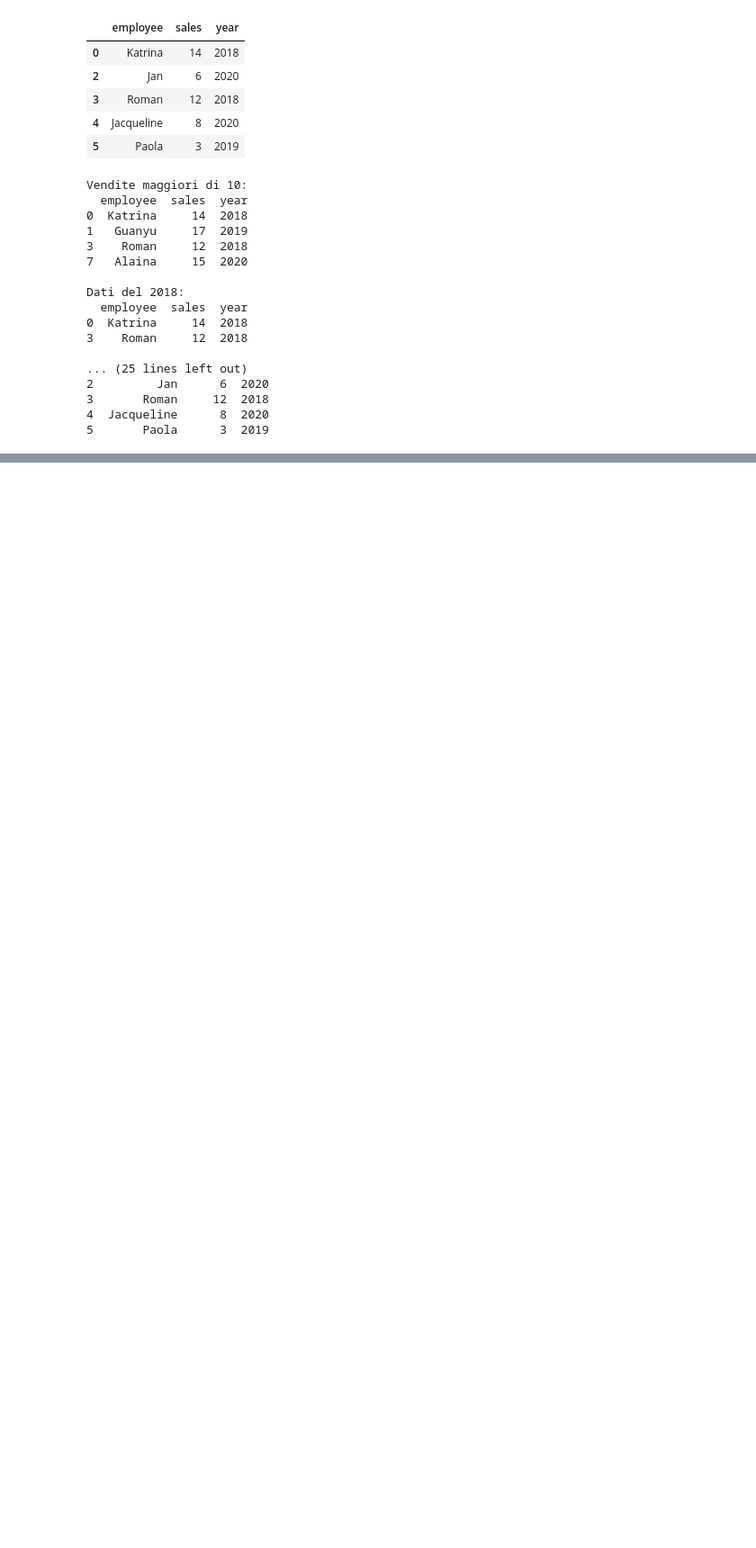
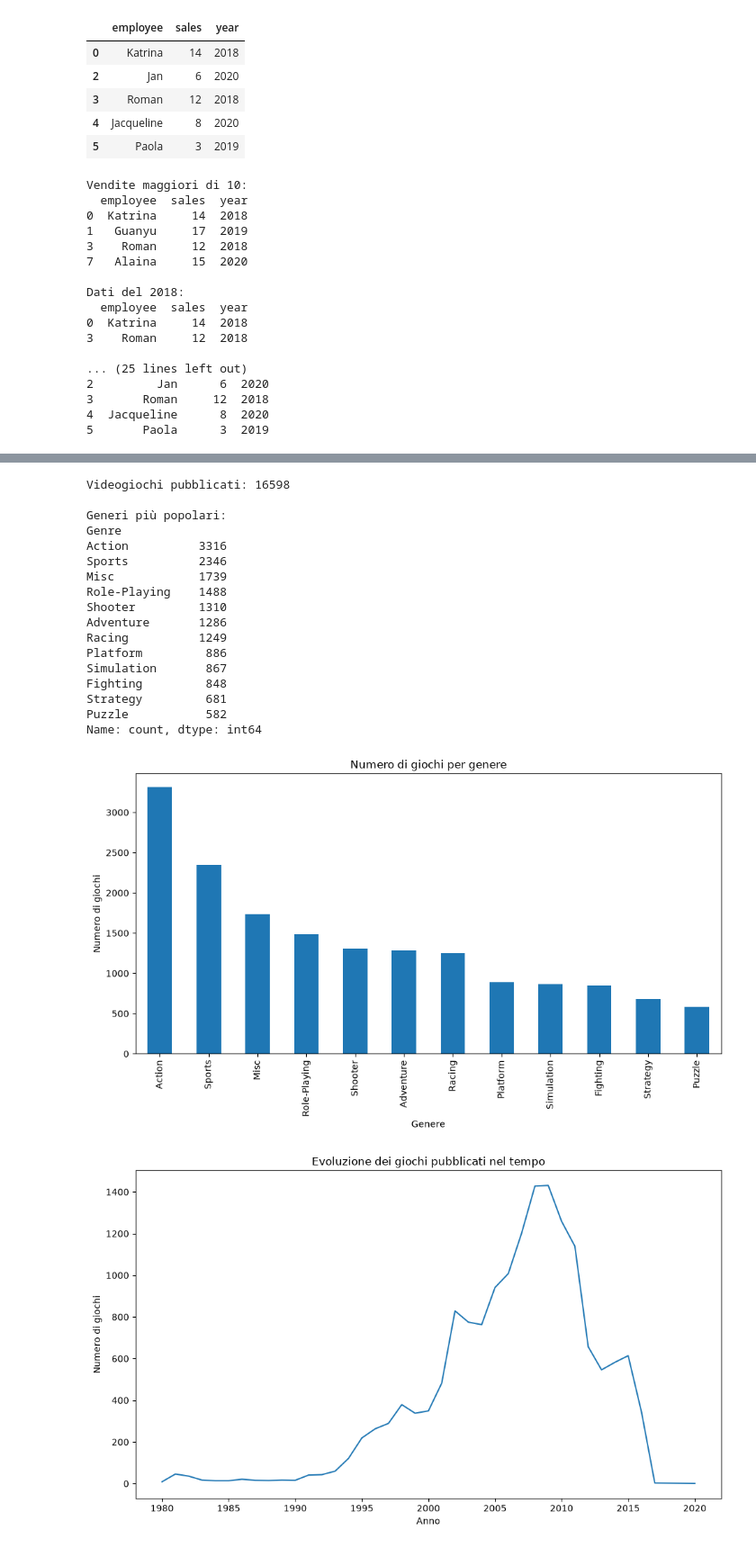
Before and after one commit to Riccardo-Duranti/Esercizi-laboratorioprogrammazione2, a Jupyter notebook: 6.4_Esericzi_lez6.ipynb, the cells around one changed output, grey strips where cells are left out. Shown at 90% size. Saved outputs shown, nothing was run; the diff lists cells and outputs as text; code cells hidden in the pictures; blank space fills up the shorter version.

```diff
--- a/6.4_Esericzi_lez6.ipynb
+++ b/6.4_Esericzi_lez6.ipynb
@@ -114,3 +114,58 @@ df.head()
 | 2 | 3 | Mario Kart Wii | Wii | 2008.0 | Racing | Nintendo | 15.85 | 12.88 | 3.79 | 3.31 | ... |
 | 3 | 4 | Wii Sports Resort | Wii | 2009.0 | Sports | Nintendo | 15.75 | 11.01 | 3.28 | 2.96 | ... |
 | 4 | 5 | Pokemon Red/Pokemon Blue | GB | 1996.0 | Role-Playing | Nintendo | 11.27 | 8.89 | 10.22 | 1.00 | ... |
+# %%
+print("Videogiochi pubblicati:", len(df))
+
+generi = df["Genre"].value_counts()
+print("\nGeneri più popolari:")
+print(generi)
+
+plt.figure(figsize=(10, 6))
+generi.plot(kind="bar")
+plt.title("Numero di giochi per genere")
+plt.xlabel("Genere")
+plt.ylabel("Numero di giochi")
+plt.tight_layout()
+plt.show()
+
+giochi_per_anno = df.groupby("Year").size()
+
+plt.figure(figsize=(10, 6))
+giochi_per_anno.plot(kind="line")
+plt.title("Evoluzione dei giochi pubblicati nel tempo")
+plt.xlabel("Anno")
+plt.ylabel("Numero di giochi")
+plt.tight_layout()
+plt.show()
+
+generi_scelti = ["Action", "Misc", "Role-Playing", "Shooter", "Sports"]
+df_scelti = df[df["Genre"].isin(generi_scelti)]
+vendite = df_scelti.groupby("Genre")[["NA_Sales", "EU_Sales", "JP_Sales", "Other_Sales"]].sum()
+
+vendite.plot(kind="bar", stacked=True, figsize=(8, 6))
+plt.title("Vendite per regione per genere")
+plt.xlabel("Genre")
+plt.ylabel("Milioni di unità")
+plt.tight_layout()
+plt.show()
+# %% [output]
+Videogiochi pubblicati: 16598
+
+Generi più popolari:
+Genre
+Action          3316
+Sports          2346
+Misc            1739
+Role-Playing    1488
+Shooter         1310
+Adventure       1286
+Racing          1249
+Platform         886
+Simulation       867
+Fighting         848
+Strategy         681
+Puzzle           582
+Name: count, dtype: int64
+[figure, added]
+[figure, added]
```
Also changed, not shown: parts of 1 cell of this notebook.
